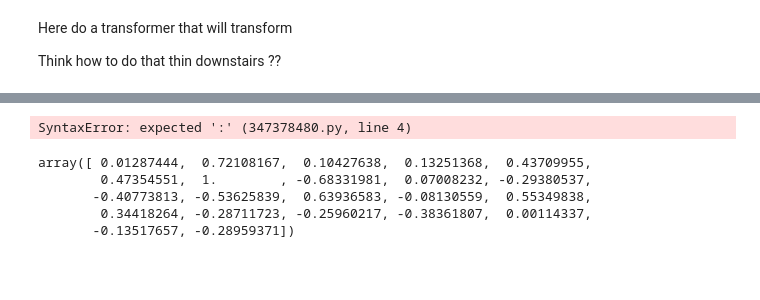
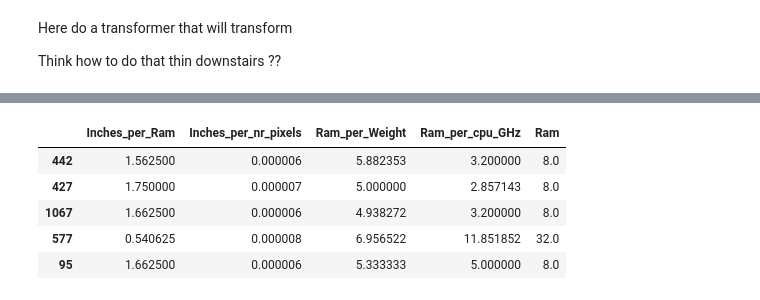
Before and after one commit to Pabito22/Laptop_price_prediction, a Jupyter notebook: laptop_price_prediction.ipynb, the cells around one changed output, grey strips where cells are left out. Drawn from its saved outputs; the diff is of its cells as text; code cells hidden in the pictures; blank space fills up the shorter version.

```diff
--- a/laptop_price_prediction.ipynb
+++ b/laptop_price_prediction.ipynb
@@ -393,37 +350,21 @@ Prepare the Data for ML Alghoritms
-# %%
-from sklearn.base import BaseEstimator, TransformerMixin
-from my_ml_lib import potential_attrs
-
-class CombinedNumAttributesAdder(BaseEstimator, TransformerMixin):
-    #I am considering all attrs with correlation > |0.5|
-    #All atrs with correlation >|0.5| will be added automatically
-    def __init__(self, add_cpu_GHz=True, add_nr_pixels=True,
-                 add_Inches_per_MemorySize=True, add_Inches_per_cpu_GHz=True,
-                add_Ram_per_nr_pixels=True, add_Weight_per_MemorySize=True,
-                add_Weight_per_cpu_GHz=True, add_Weight_per_nr_pixels=True,
-                add_cpu_GHz_per_nr_pixels=True):
-        self.add_cpu_GHz = add_cpu_GHz
-        self.add_nr_pixels = add_nr_pixels
-        self.add_Inches_per_MemorySize = add_Inches_per_MemorySize
-        self.add_Inches_per_cpu_GHz = add_Inches_per_cpu_GHz
-        self.add_Ram_per_nr_pixels = add_Ram_per_nr_pixels
-        self.add_Weight_per_MemorySize = add_Weight_per_MemorySize
-        self.add_Weight_per_cpu_GHz = add_Weight_per_cpu_GHz
-        self.add_Weight_per_nr_pixels = add_Weight_per_nr_pixels
-        self.add_cpu_GHz_per_nr_pixels = add_cpu_GHz_per_nr_pixels
-
-
-        def fit(self,X,y=None):
-            return self #nothing to do
-
-        def transform(self, X):
-# %% [output]
-SyntaxError: expected ':' (347378480.py, line 4)
 # %%
-laptop_num.corr()[price_ix].values
+from my_ml_lib import potential_attrs
+
+#combine new attrs with the original ones
+laptop_num = pd.concat([new_attr_combinations, laptop_num], axis=1)
+
+#find which attributes correlate strongly with price
+strong_corr_cols = potential_attrs(DataFr=laptop_num, corr_tresh=0.5, label_name=price_ix)[0]
+
+#assign this to the new data frame and print
+laptop_num_final = laptop_num[strong_corr_cols]
+
+#this data does not contain label (ready to fill into the ml model)
+laptop_num_final.head()
 # %% [output]
-array([ 0.01287444,  0.72108167,  0.10427638,  0.13251368,  0.43709955,
-        0.47354551,  1.        , -0.68331981,  0.07008232, -0.29380537,
-       -0.40773813, -0.53625839,  0.63936583, -0.08130559,  0.55349838,
-        0.34418264, -0.28711723, -0.25960217, -0.38361807,  0.00114337,
-       -0.13517657, -0.28959371])
+|  | Inches_per_Ram | Inches_per_nr_pixels | Ram_per_Weight | Ram_per_cpu_GHz | Ram |
+| 442 | 1.562500 | 0.000006 | 5.882353 | 3.200000 | 8.0 |
+| 427 | 1.750000 | 0.000007 | 5.000000 | 2.857143 | 8.0 |
+| 1067 | 1.662500 | 0.000006 | 4.938272 | 3.200000 | 8.0 |
+| 577 | 0.540625 | 0.000008 | 6.956522 | 11.851852 | 32.0 |
+| 95 | 1.662500 | 0.000006 | 5.333333 | 5.000000 | 8.0 |
```
Also changed, not shown: parts of 9 cells of this notebook, 1 other file.
